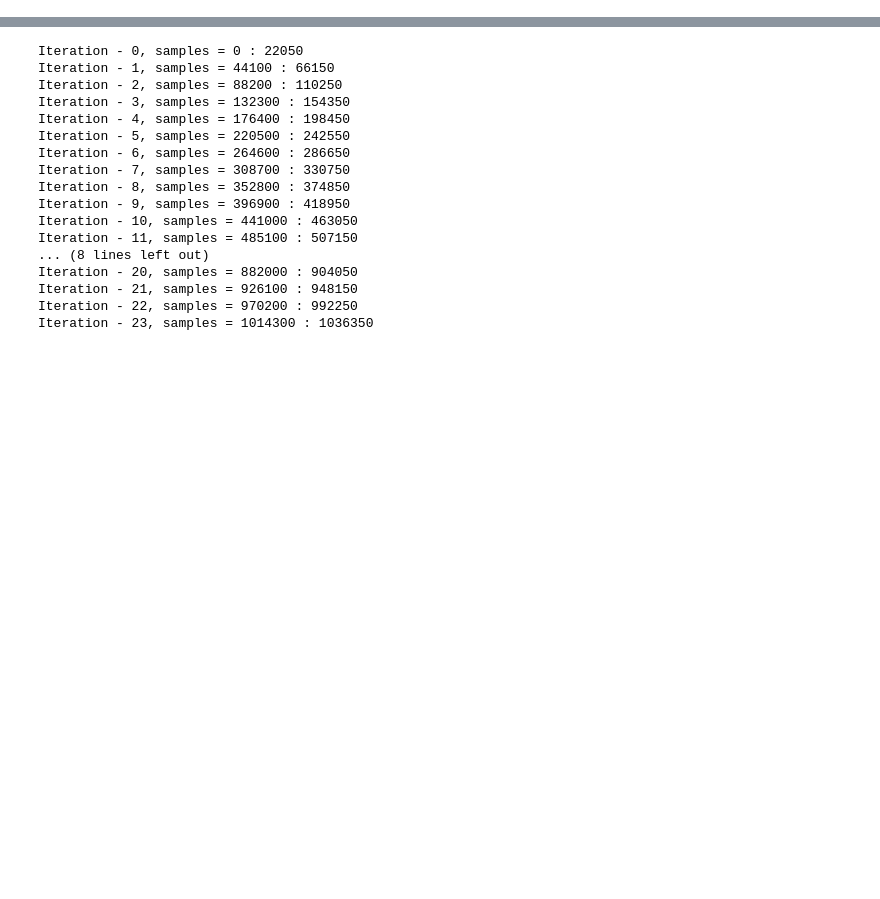
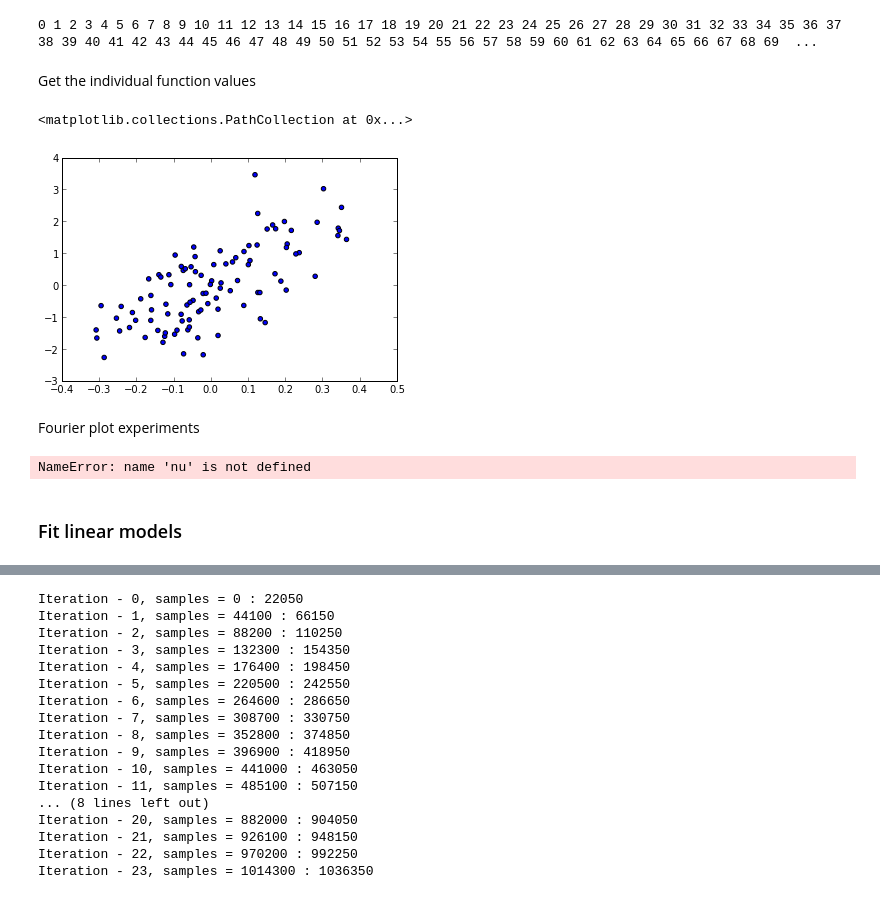
Before and after one commit to Quantumgame/sound-localisation, a Jupyter notebook: Working model.ipynb, the cells around one changed output, grey strips where cells are left out. Drawn from its saved outputs; the diff is of its cells as text; code cells hidden in the pictures; blank space fills up the shorter version.

Commit message:
Got the base model working, just need extensions

```diff
--- a/Working model.ipynb
+++ b/Working model.ipynb
@@ -80,0 +147,8 @@ sound = Sound('sounds/playback Playback.wav')
+# %%
+wn = Sound.whitenoise(n*ms)
+pb = Sound('sounds/playback Playback.wav').left[44100*6:(44100*6+n)]
+sounds_wn = {}
+sounds_pb = {}
+for i in range(0,187):
+    sounds_wn[i] = process_sound(wn, i, time = n/1000.0)
+    sounds_pb[i] = process_sound(pb, i, time = n/1000.0)
@@ -80,0 +157,13 @@ sound = Sound('sounds/playback Playback.wav')
+# %%
+n = 100
+whitenoise = Sound.whitenoise(n*ms)
+#soundset = {}
+for j in range(5,10):
+    print "Set ", j
+    sounds = {}
+    for i in range(0,187):
+        print i,
+        sounds[i] = process_sound(whitenoise, i, offset = 0,time=n/1000.0)
+    soundset[j] = soundset
+#fit_convolutions(length = 3000, verbose=True, miliseconds=100)
+tone(0.5*kHz, 1*second).play()
@@ -80,0 +178,9 @@ sound = Sound('sounds/playback Playback.wav')
+# %%
+with open(r'convset.pkl', 'wb') as f:
+    pickle.dump(convset,f)
+t = time.time()
+for j in range(30,100):
+    print "Set: ",j, t - time.time()
+    t = time.time()
+    convset[j] = fit_convolutions(length = 1500, verbose=False, miliseconds=50)
+tone(0.5*kHz, 1*second).play()
@@ -80,0 +205,21 @@ sound = Sound('sounds/playback Playback.wav')
+# %%
+with open(r'convset.pkl') as f:
+    convset = pickle.load(f)
+# %%
+conv_for_prediction = fit_convolutions(length = 3000, verbose=True, miliseconds=100)
+# %% [output]
+0 1 2 3 4 5 6 7 8 9 10 11 12 13 14 15 16 17 18 19 20 21 22 23 24 25 26 27 28 29 30 31 32 33 34 35 36 37 38 39 40 41 42 43 44 45 46 47 48 49 50 51 52 53 54 55 56 57 58 59 60 61 62 63 64 65 66 67 68 69  ...
+# %% [markdown]
+Get the individual function values
+# %%
+h = zeros((100,187))
+
+for j in range(0,len(convset)):
+    for i in range(0,187):
+        h[j,i] = convset[j][i][1,1]
+
+i = 24*6
+scatter(h[:,i],h[:,i+5])
+# %% [output]
+<matplotlib.collections.PathCollection at 0x...>
+[figure, added]
@@ -80,0 +228,28 @@ sound = Sound('sounds/playback Playback.wav')
+# %% [markdown]
+Fourier plot experiments
+# %%
+
+n = 1500 # Number of data points
+dx = 5.0 # Sampling period (in meters)
+x = dx*np.arange(0,n) # x coordinates
+w1 = 100.0 # wavelength (meters)
+w2 = 20.0 # wavelength (meters)
+fx = np.sin(2*np.pi*x/w1) + 2*np.cos(2*np.pi*x/w2) # signal
+#fx = c1
+#Fk = fft.fft(fx) # Fourier coefficients (divided by n)
+#nu = fft.fftfreq(n,dx) # Natural frequencies
+#Fk = fft.fftshift(Fk) # Shift zero freq to center
+nu = fft.fftshift(nu) # Shift zero freq to center
+f, ax = plt.subplots(1,1,sharex=True, figsize=(9, 5))
+ax.scatter(np.real(c1),np.real(c2))
+ax.set_ylabel(r'$Re[F_k]$', size = 'x-large')
+#ax[1].plot(nu, np.imag(Fk))
+#ax[1].set_ylabel(r'$Im[F_k]$', size = 'x-large')
+#ax[2].plot(nu, np.absolute(Fk)**2)
+#ax[2].set_ylabel(r'$\vert F_k \vert ^2$', size = 'x-large')
+#ax[2].set_xlabel(r'$\widetilde{\nu}$', size = 'x-large')
+plt.show()
+# %% [output]
+NameError: name 'nu' is not defined
+# %% [markdown]
+### Fit linear models
```
Also changed, not shown: parts of 63 cells of this notebook.
